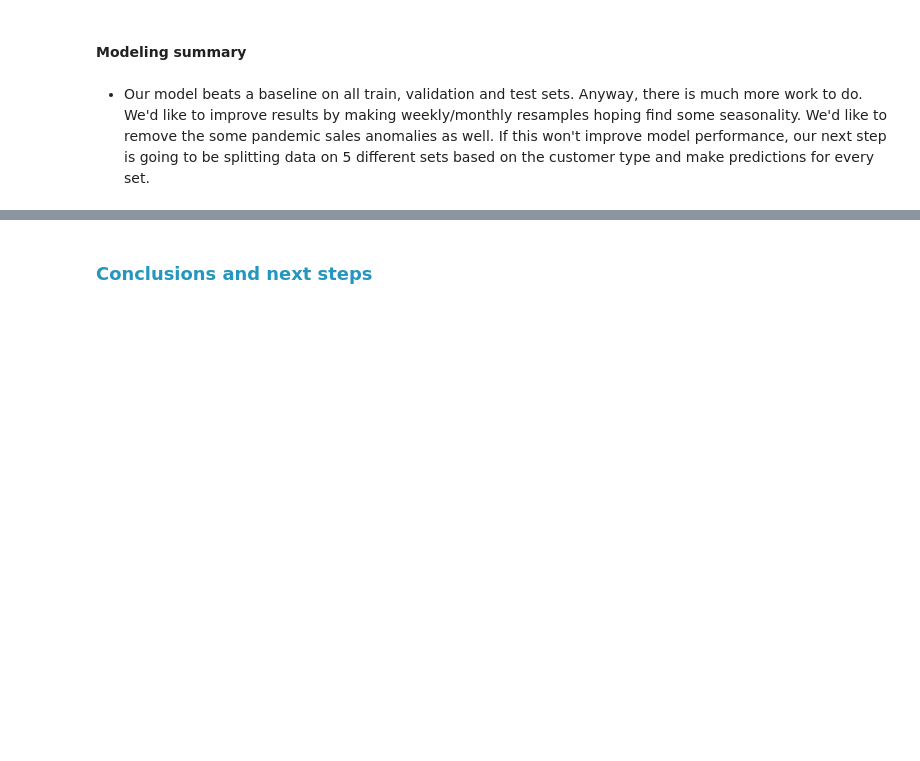
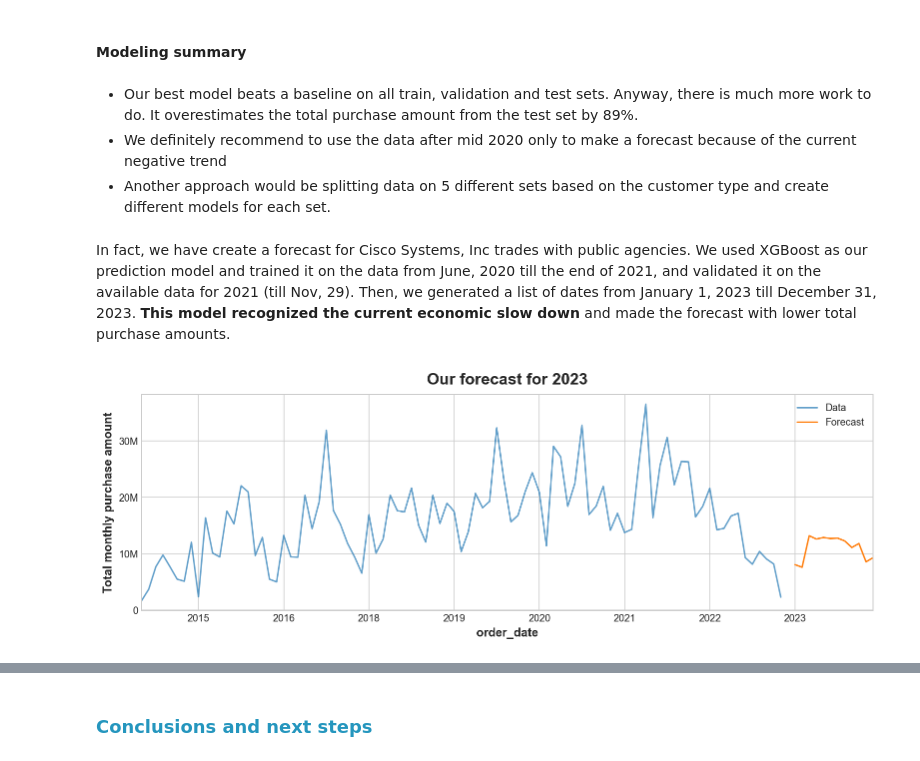
Before and after one commit to The-Real-MVPs/cisco-time-series-analysis, a Jupyter notebook: final_notebook.ipynb, the cells around one changed output, grey strips where cells are left out. Cells and saved outputs as stored; diff of their text form; code cells hidden in the pictures; blank space fills up the shorter version.

```diff
--- a/final_notebook.ipynb
+++ b/final_notebook.ipynb
@@ -485,4 +411,13 @@ tsmw.run_test_model(save_results=True)
 # %% [markdown]
 #### Modeling summary
 # %% [markdown]
-- Our model beats a baseline on all train, validation and test sets. Anyway, there is much more work to do. We'd like to improve results by making weekly/monthly resamples hoping find some seasonality. We'd like to remove the some pandemic sales anomalies as well. If this won't improve model performance, our next step is going to be splitting data on 5 different sets based on the customer type and make predictions for every set.
+- Our best model beats a baseline on all train, validation and test sets. Anyway, there is much more work to do. It overestimates the total purchase amount from the test set by 89%.
+- We definitely recommend to use the data after mid 2020 only to make a forecast because of the current negative trend
+- Another approach would be splitting data on 5 different sets based on the customer type and create different models for each set.
+# %% [markdown]
+In fact, we have create a forecast for Cisco Systems, Inc trades with public agencies. We used XGBoost as our prediction model and trained it on the data from June, 2020 till the end of 2021, and validated it on the available data for 2021 (till Nov, 29). Then, we generated a list of dates from January 1, 2023 till December 31, 2023. **This model recognized the current economic slow down** and made the forecast with lower total purchase amounts.
+# %%
+# show whole picture
+f.plot_all_df_and_forecast()
+# %% [output]
+[figure, added]
```
Also changed, not shown: parts of 47 cells of this notebook, 4 other files.
